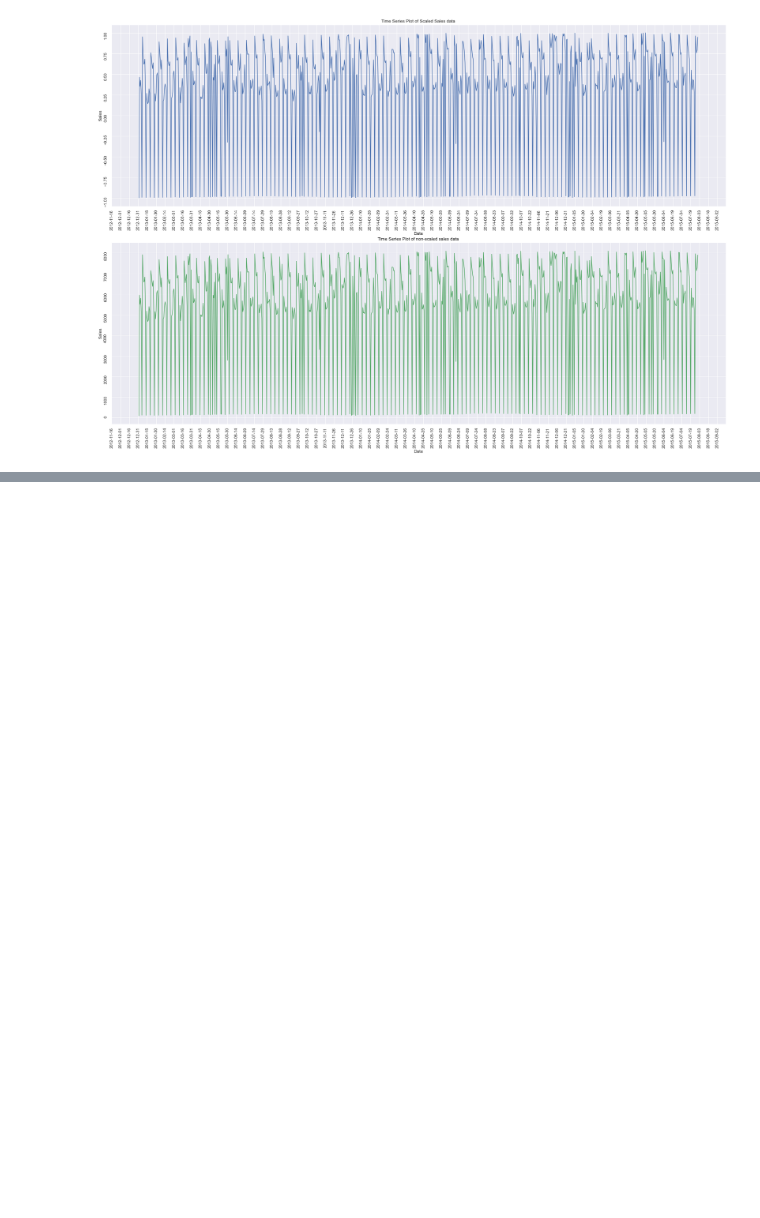
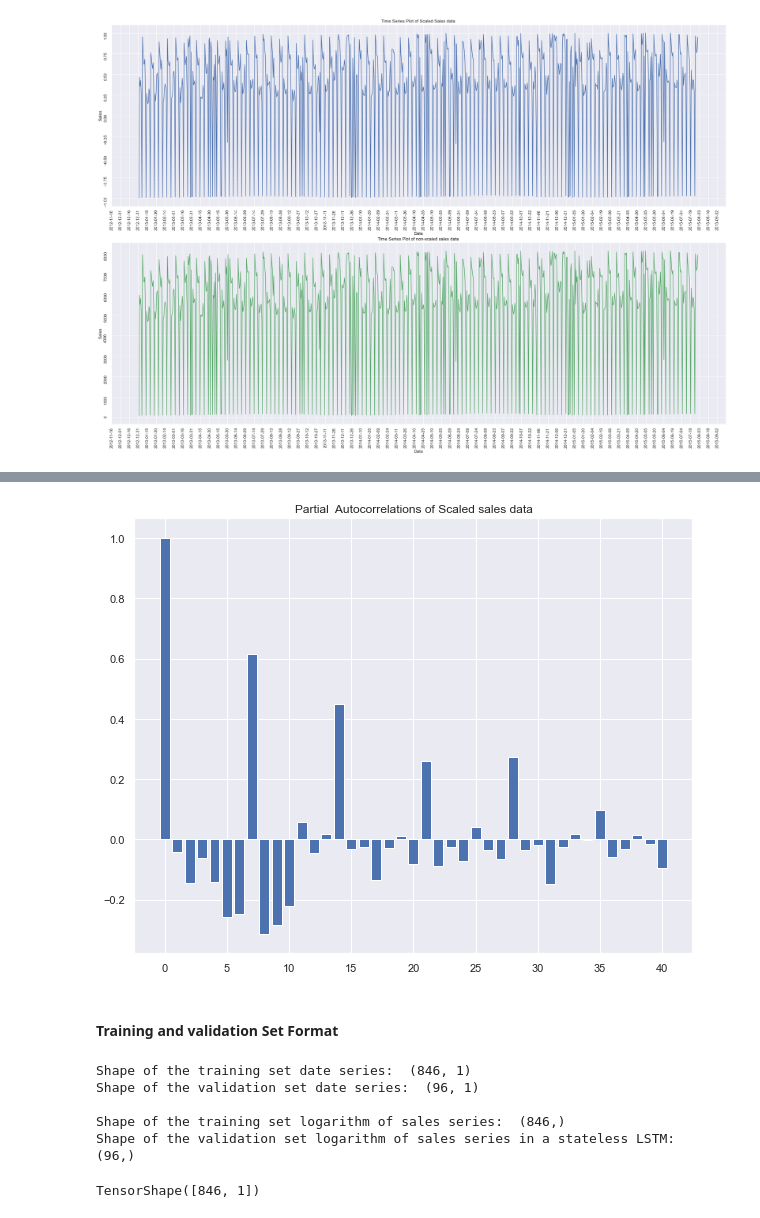
Before and after one commit to skevin-dev/Pharmaceutical_Sales_prediction, a Jupyter notebook: Notebooks/Deep-learning .ipynb, the cells around one changed output, grey strips where cells are left out. Cells and saved outputs as stored; diff of their text form; code cells hidden in the pictures; blank space fills up the shorter version.

Commit message:
Deep learning with LSTM

```diff
--- a/Notebooks/Deep-learning .ipynb
+++ b/Notebooks/Deep-learning .ipynb
@@ -197,0 +214,9 @@ plt.show()
+# %%
+pacfSalesScaled = pacf(Daily_sales_scaled.Sales.values, nlags=40)
+pacfSalesScaledNp = np.array(pacfSalesScaled)
+# %%
+corrPlots(pacfSalesScaledNp, 'Partial')
+# %% [output]
+[figure, added]
+# %% [markdown]
+#### Training and validation Set Format
@@ -197,0 +228,29 @@ plt.show()
+# %%
+DateTrain = Daily_sales.index.values[0:BATCH_SIZE]
+DateValid = Daily_sales.index.values[BATCH_SIZE:]
+XTrain = Daily_sales_scaled.Sales.values[0:BATCH_SIZE].astype('float32')
+XValid = Daily_sales_scaled.Sales.values[BATCH_SIZE:].astype('float32')
+
+# Obtain shapes for vectors of size (,1) for dates series
+
+DateTrain = np.reshape(DateTrain, (-1, 1))
+DateValid = np.reshape(DateValid, (-1, 1))
+
+print("Shape of the training set date series: ", DateTrain.shape)
+print("Shape of the validation set date series: ", DateValid.shape)
+print()
+print("Shape of the training set logarithm of sales series: ", XTrain.shape)
+print("Shape of the validation set logarithm of sales series in a stateless LSTM: ", XValid.shape)
+# %% [output]
+Shape of the training set date series:  (846, 1)
+Shape of the validation set date series:  (96, 1)
+
+Shape of the training set logarithm of sales series:  (846,)
+Shape of the validation set logarithm of sales series in a stateless LSTM:  (96,)
+# %%
+tf.random.set_seed(1234)
+# add extra dimension
+series = tf.expand_dims(XTrain, axis=-1)
+series.shape
+# %% [output]
+TensorShape([846, 1])
```
Also changed, not shown: parts of 10 cells of this notebook.
